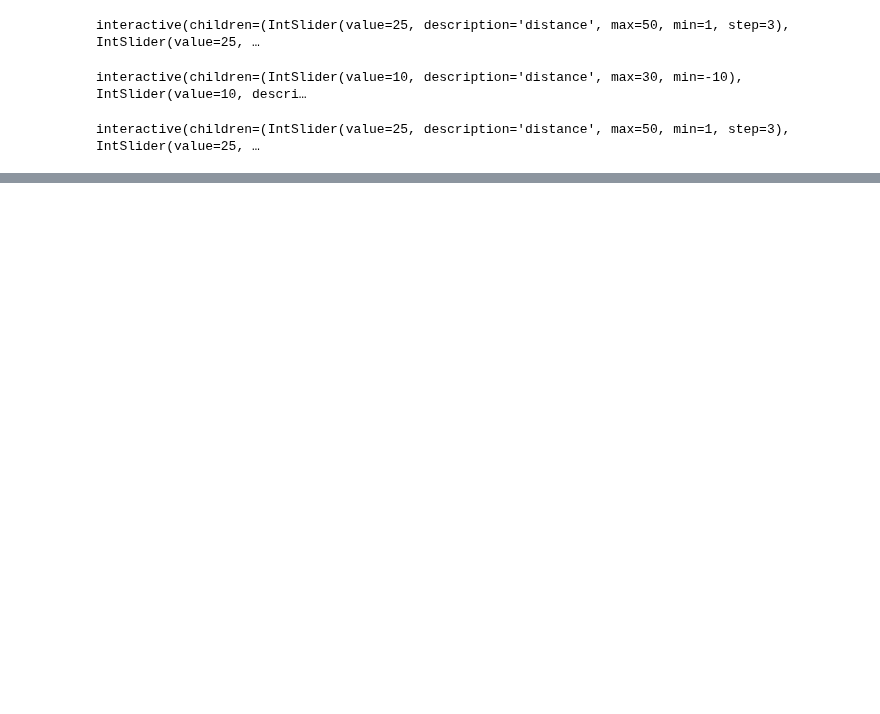
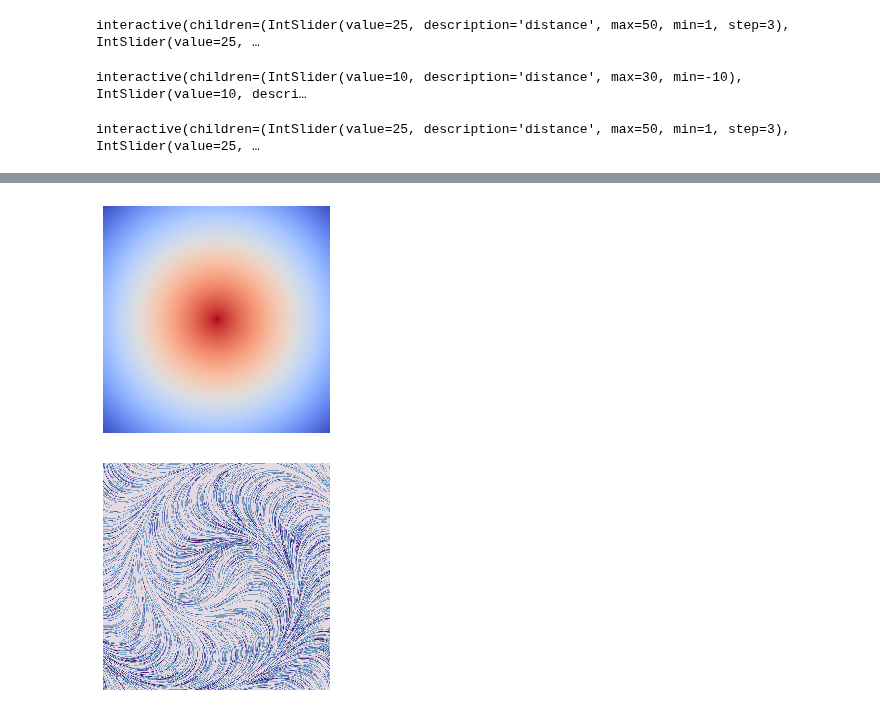
Before and after one commit to Lerqiu/AI4Games-project, a Jupyter notebook: notebook.ipynb, the cells around one changed output, grey strips where cells are left out. Drawn from its saved outputs; the diff is of its cells as text; code cells hidden in the pictures; blank space fills up the shorter version.

Commit message:
add vector fields

```diff
--- a/notebook.ipynb
+++ b/notebook.ipynb
@@ -38,0 +40,8 @@ Heatmap(np.sin(smooth(15, 50) * 2*np.pi), np.cos(smooth(15, 50) * 2*np.pi), scal
+# %%
+
+M = heat(500, 20, 250, 250)
+Heatmap(M, scale = 0.75, cmap = 'coolwarm')
+Field(M, scale = 0.75, cmap = 'twilight', alpha = 0.8, time = 50)
+# %% [output]
+[figure, added]
+[figure, added]
```
Also changed, not shown: parts of 4 cells of this notebook, 4 other files.
